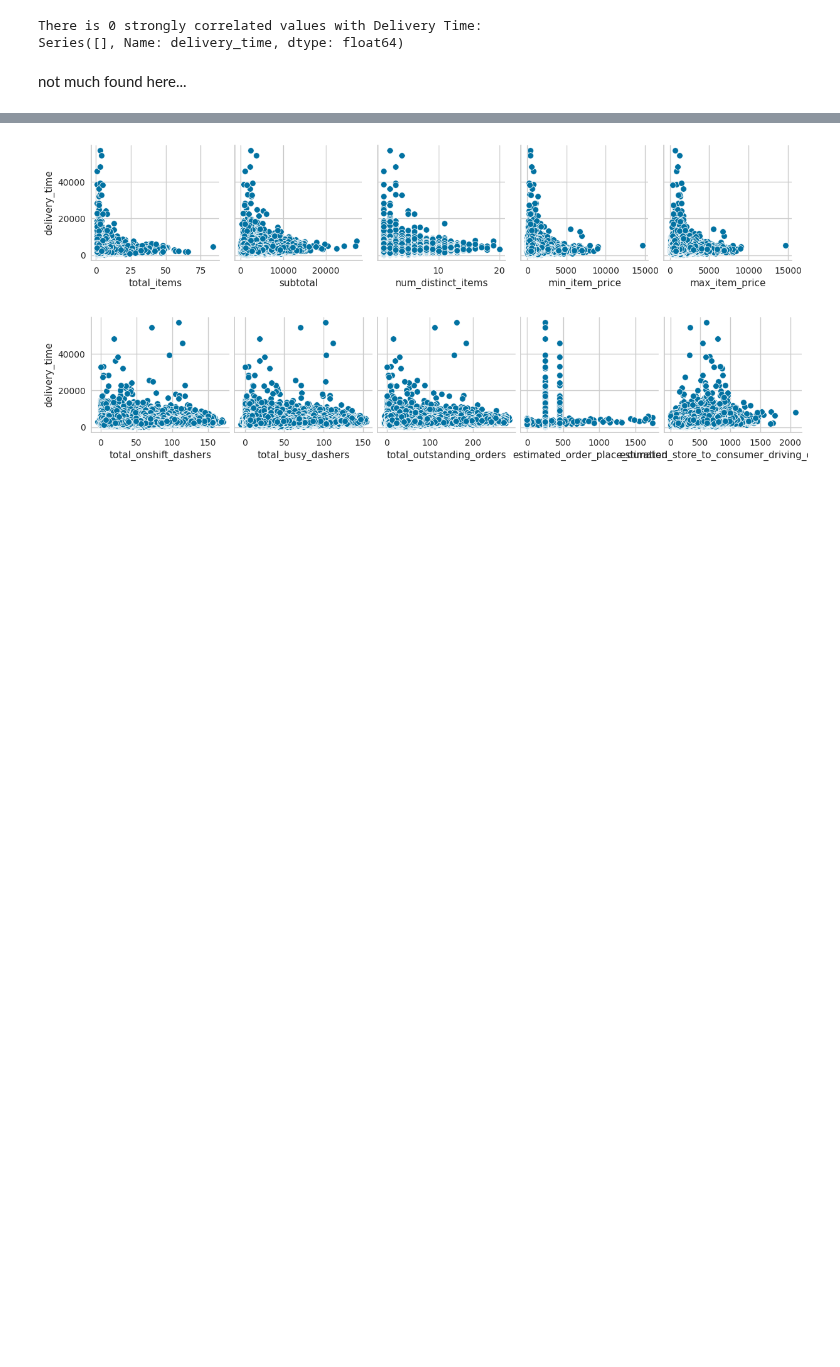
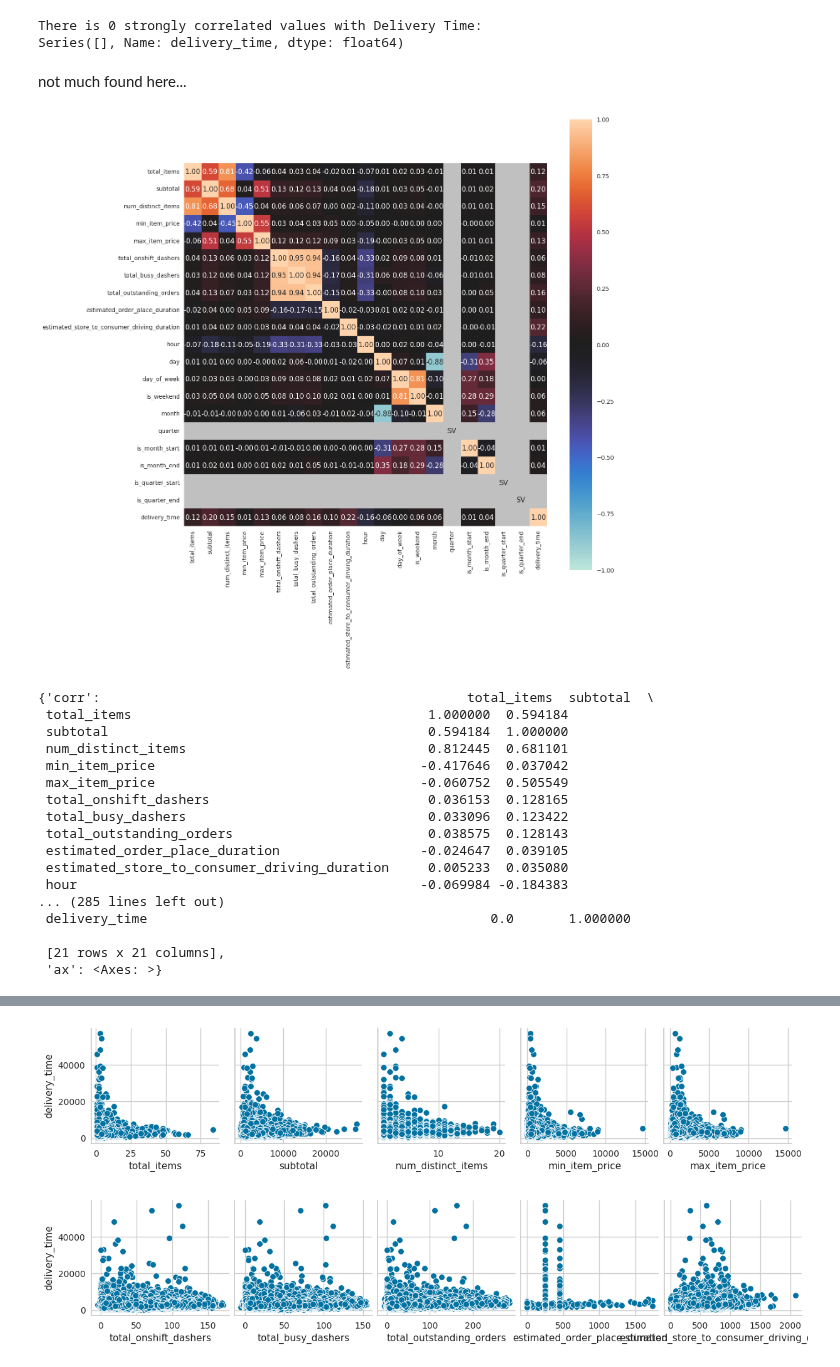
Before and after one commit to mindyng/2023-Business-Projects, a Jupyter notebook: doordash-delivery-time-prediction.ipynb, the cells around one changed output, grey strips where cells are left out. Saved outputs shown, nothing was run; the diff lists cells and outputs as text; code cells hidden in the pictures; blank space fills up the shorter version.

Commit message:
Kaggle Notebook | DoorDash Delivery Time Prediction | Version 11

```diff
--- a/doordash-delivery-time-prediction.ipynb
+++ b/doordash-delivery-time-prediction.ipynb
@@ -694,3 +691,25 @@ There is 0 strongly correlated values with Delivery Time:
 Series([], Name: delivery_time, dtype: float64)
 # %% [markdown]
 not much found here...
+# %%
+# See if using Cramer's V using dython library shows anything different
+associations(nom_nom_df, figsize=(14,14))
+# %% [output]
+[figure, added]
+{'corr':                                               total_items  subtotal  \
+ total_items                                      1.000000  0.594184
+ subtotal                                         0.594184  1.000000
+ num_distinct_items                               0.812445  0.681101
+ min_item_price                                  -0.417646  0.037042
+ max_item_price                                  -0.060752  0.505549
+ total_onshift_dashers                            0.036153  0.128165
+ total_busy_dashers                               0.033096  0.123422
+ total_outstanding_orders                         0.038575  0.128143
+ estimated_order_place_duration                  -0.024647  0.039105
+ estimated_store_to_consumer_driving_duration     0.005233  0.035080
+ hour                                            -0.069984 -0.184383
+... (285 lines left out)
+ delivery_time                                            0.0       1.000000
+
+ [21 rows x 21 columns],
+ 'ax': <Axes: >}
```
Also changed, not shown: parts of 17 cells of this notebook.
